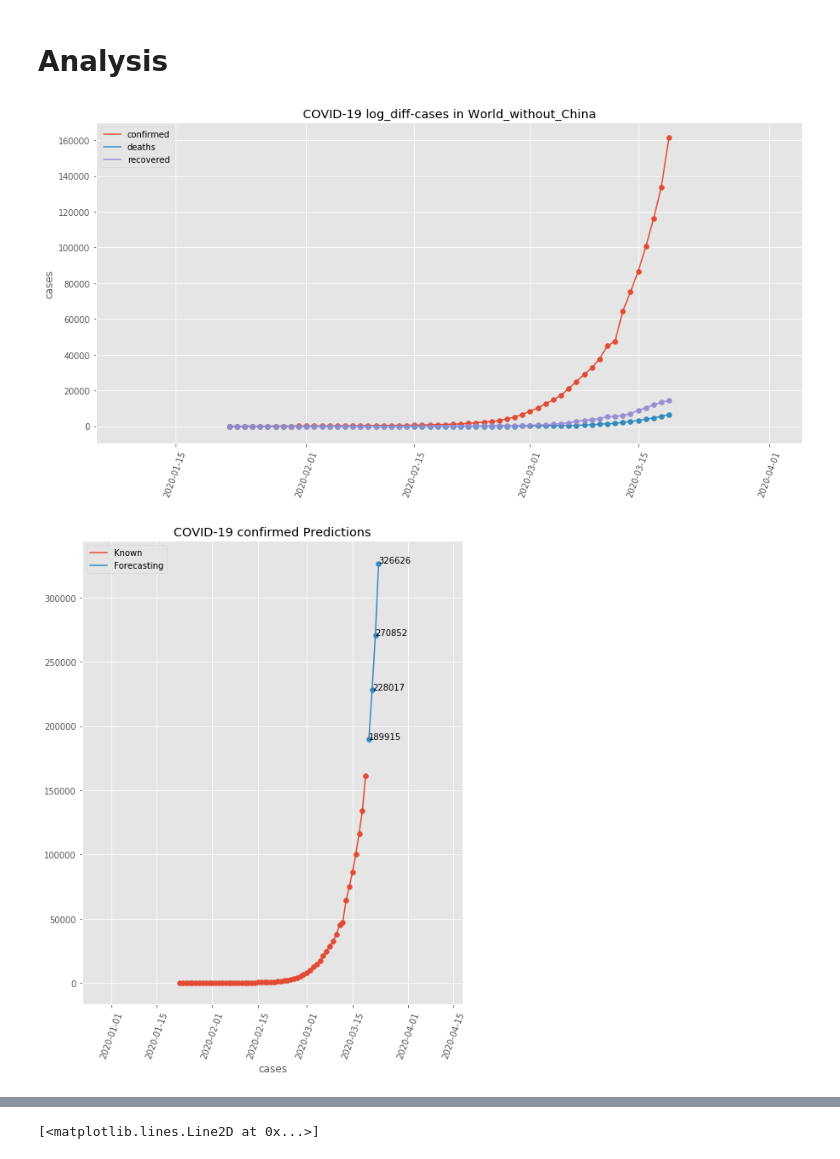
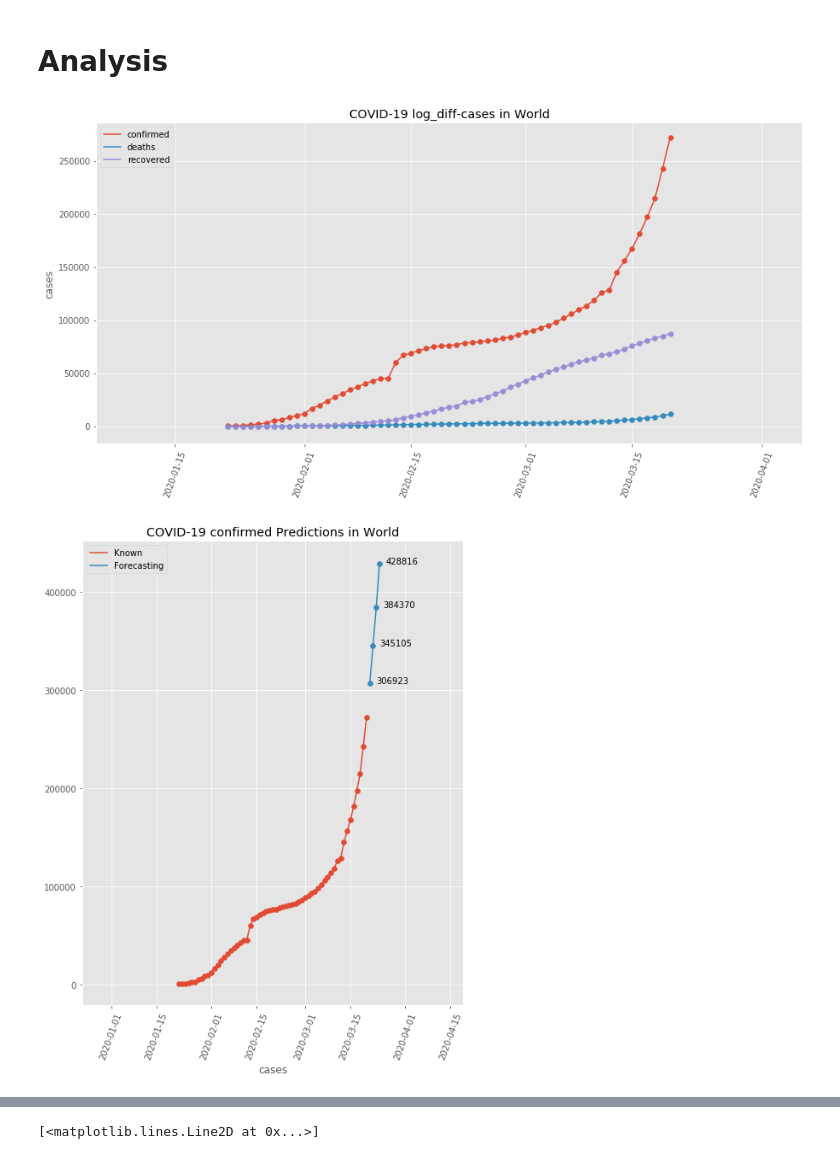
Before and after one commit to sarzhann/COVID-20, a Jupyter notebook: COVID-19 analysis.ipynb, the cells around one changed output, grey strips where cells are left out. Cells and saved outputs as stored; diff of their text form; code cells hidden in the pictures.

```diff
--- a/COVID-19 analysis.ipynb
+++ b/COVID-19 analysis.ipynb
@@ -126,7 +128,7 @@ class Country:
     def get_predictions(self, pred_range = 3, Flag = 'confirmed'):
         self.Flag=Flag
         train = self.dataframe_log[[Flag]].diff().dropna()
-        model = ARMA(train, order = (3,3))
+        model = ARMA(train, order = (0,3))
         model_fit = model.fit()
         preds = model_fit.predict(len(train), len(train)+pred_range)
         last_known = self.dataframe_log[Flag].dropna()[-1]
@@ -168,19 +170,20 @@ class Country:
         plt.plot(self.predictions, label = 'Forecasting')
 
         for i,pred in enumerate(self.predictions):
-            plt.annotate(round(pred),(self.predictions.index[i],pred))
+            plt.annotate(round(pred),(self.predictions.index[i]+timedelta(days=2),pred))
 
         plt.xticks(rotation=70)
         plt.xlabel('cases')
-        plt.title(f"COVID-19 {self.Flag} Predictions")
+        plt.title(f"COVID-19 {self.Flag} Predictions in {self.name}")
         plt.legend(loc='upper left')
+        plt.savefig(f'{self.name}_pred.png')
         plt.show;
 # %%
-test = Country('World_without_China')
+test = Country('World')
 test.get_predictions(Flag='confirmed')
 test.plot_data(type='log_diff')
 test.plot_predictions()
 # %% [output]
-[figure, old version]
+[figure, new version]
-[figure, old version]
+[figure, new version]
 # %%
```
Also changed, not shown: parts of 6 cells of this notebook, 4 other files.
